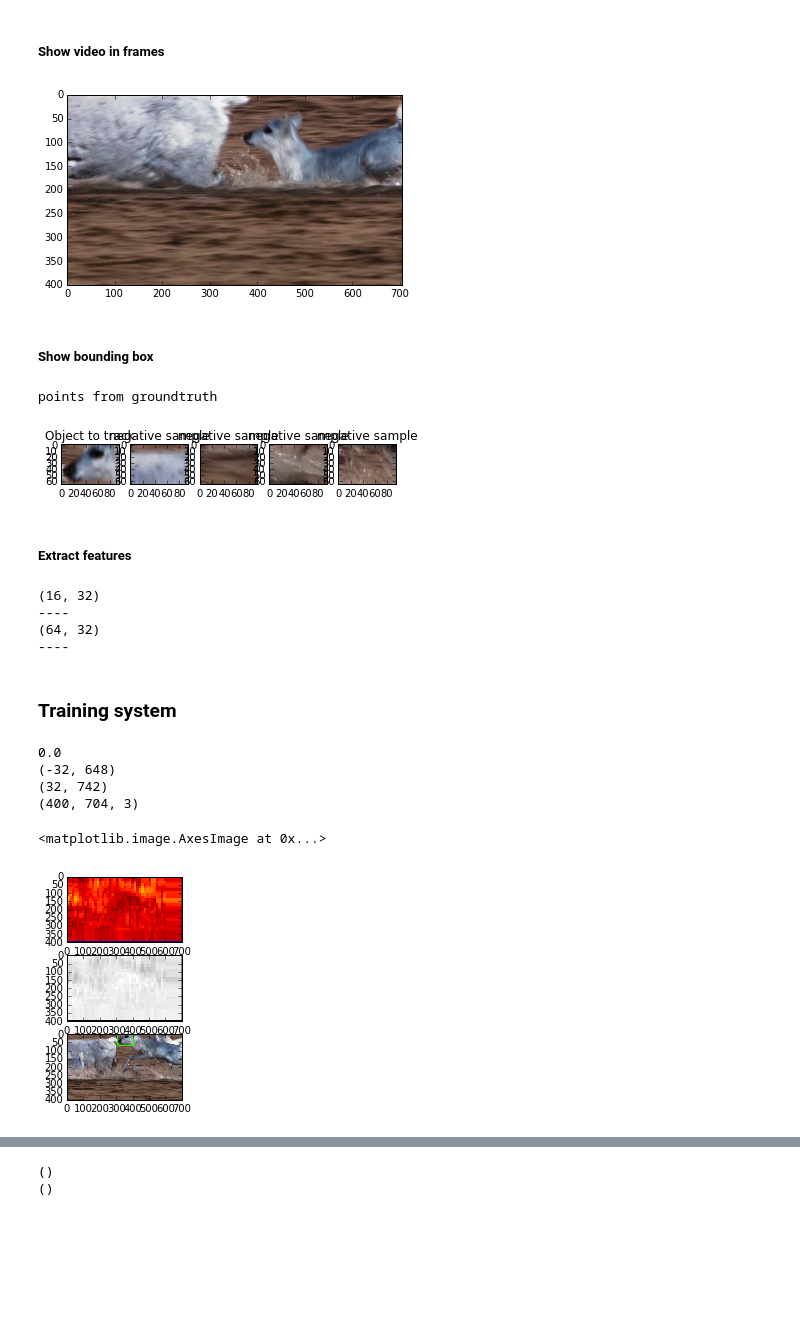
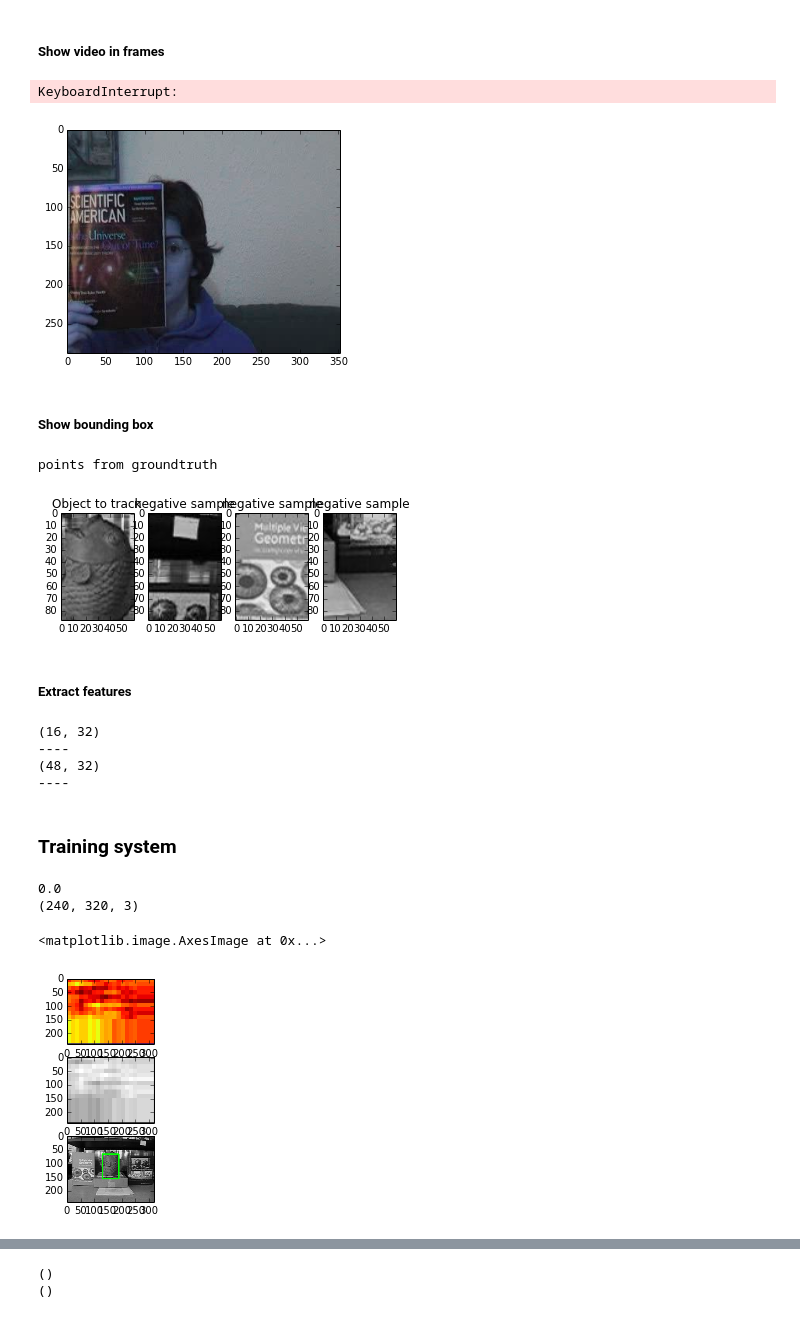
Before and after one commit to Darialfury/pdiclass, a Jupyter notebook: TrackingSystem.ipynb, the cells around one changed output, grey strips where cells are left out. Cells and saved outputs as stored; diff of their text form; code cells hidden in the pictures; blank space fills up the shorter version.

Commit message:
show videos of result

```diff
--- a/TrackingSystem.ipynb
+++ b/TrackingSystem.ipynb
@@ -44,16 +44,19 @@ def cut_image(image_to_cut, points_bound, flag_cut):
     if flag_cut:
         for i in range(0,4):
             flag = True
-            while flag:
+            count_cycle = 0
+            while flag and (count_cycle < 15):
                 a = np.random.randint(len(np.arange(0,h)))
                 b = np.random.randint(len(np.arange(0,w)))
                 if((a+disy)<h)and((b+disx)<w):
                     box_extracted = mat_extract[a:a+disy,b:b+disx]
-                    if(np.sum(box_extracted)==0):
+                    if(np.sum(box_extracted)<=2):
                         mat_extract[a:a+disy,b:b+disx] = 100 + (i*25)
                         neg_image = image_to_cut[a:a+disy,b:b+disx].copy()
                         list_negative_image.append(neg_image)
                         flag = False
+                    else:
+                        count_cycle += 1
 
     return positive_image, list_negative_image
 
@@ -121,7 +124,7 @@ bounding_name = './bounding/'
 result_name = './result_traking/'
 out_videos = './out_videos/'
 sample_flag = False
-video_name = 'Deer'
+video_name = 'Fish'
 # %% [markdown]
 ##### Show video in frames
 # %%
@@ -143,7 +146,8 @@ for frame in frame_list:
 print "Finished..."
 display.clear_output(wait=True)
 # %% [output]
+KeyboardInterrupt:
-[figure, old version]
+[figure, new version]
 # %% [markdown]
 ##### Show bounding box
 # %%
@@ -151,34 +155,35 @@ display.clear_output(wait=True)
 if sample_flag:
     file_load = os.path.join(bounding_name,video_name + '.mat')
     array = sio.loadmat(file_load)
     pts = array['bound']
     wi = np.abs(pts[0][0] - pts[1][0])
     he = np.abs(pts[0][1] - pts[1][1])
     print "points from user"
 else:
     path_gt_read = os.path.join(dataset_name, video_name, 'groundtruth_rect.txt')
     file_gt = open(path_gt_read, 'r')
     line_read = file_gt.readlines()
     first_line = line_read[0].split(',')
+    pts = ([0,0],[0,0])
     print "points from groundtruth"
     x, y, wi, he = int(first_line[0]), int(first_line[1]), int(first_line[2]), int(first_line[3])
     pts[0][0] = x
     pts[0][1] = y
     pts[1][0] = x + wi
     pts[1][1] = y + he
 
 positive_sample, list_negative_sample = cut_image(first_mat, pts, True)
 
 plt.subplot(1,1+len(list_negative_sample),1)
 plt.imshow(positive_sample)
 plt.title('Object to track')
 for i in range(2,len(list_negative_sample)+1+1):
     plt.subplot(1,1+len(list_negative_sample),i)
     plt.title('negative sample')
     plt.imshow(list_negative_sample[i-2])
 # %% [output]
 points from groundtruth
-[figure, old version]
+[figure, new version]
 # %% [markdown]
 ##### Extract features
 # %%
@@ -207,14 +212,11 @@ if flag_show:
 # %% [output]
 (16, 32)
 ----
-(64, 32)
+(48, 32)
 ----
 # %% [markdown]
 ### Training system
 # %%
-#store results
-
-
 #stack features and labels
 total_features = np.vstack([hog_features_pos,hog_features_neg])
 total_labels = np.vstack([np.ones([hog_features_pos.shape[0],1]),np.zeros([hog_features_neg.shape[0],1])])
@@ -222,8 +224,8 @@ term_crit = ( cv2.TERM_CRITERIA_EPS | cv2.TERM_CRITERIA_COUNT, 10, 1 )
 track_window = (int(pts[0][0]),int(pts[0][1]),int(wi),int(he))
 
 #initialize and train
-clf = AdaBoostClassifier(n_estimators=10)
-clf.fit(total_features, total_labels)
+clf = AdaBoostClassifier(n_estimators=20)
+clf.fit(total_features, total_labels.ravel())
 
 #sample sliding window
 sliding = 15
@@ -265,14 +267,10 @@ dst = cv2.calcBackProject([confi_map.astype(np.uint8)],[0],roi_hist,[0,256],1)
 _, track_window = cv2.meanShift(dst, track_window, term_crit)
 x,y,w,h = track_window
 
-#print mapped_image[ref_y][ref_x]
-#print mapped_image[50:60,360:370]
 print np.min(mapped_image)
 histogram, bins = np.histogram(mapped_image,bins=256,range=(np.min(mapped_image), np.max(mapped_image)))
 T = 255.*(np.cumsum(histogram))/mapped_image.size
 
-print p0
-print p1
 #cv2.rectangle(result,p0,p1,(0,255,0),3)
 cv2.rectangle(result, (x,y), (x+w,y+h), (0,255,0),3)
 
@@ -286,8 +284,6 @@ print result.shape
 plt.imshow(result)
 # %% [output]
 0.0
-(-32, 648)
-(32, 742)
-(400, 704, 3)
+(240, 320, 3)
 <matplotlib.image.AxesImage at 0x...>
-[figure, old version]
+[figure, new version]
```
Also changed, not shown: parts of 9 cells of this notebook, 2 other files.
